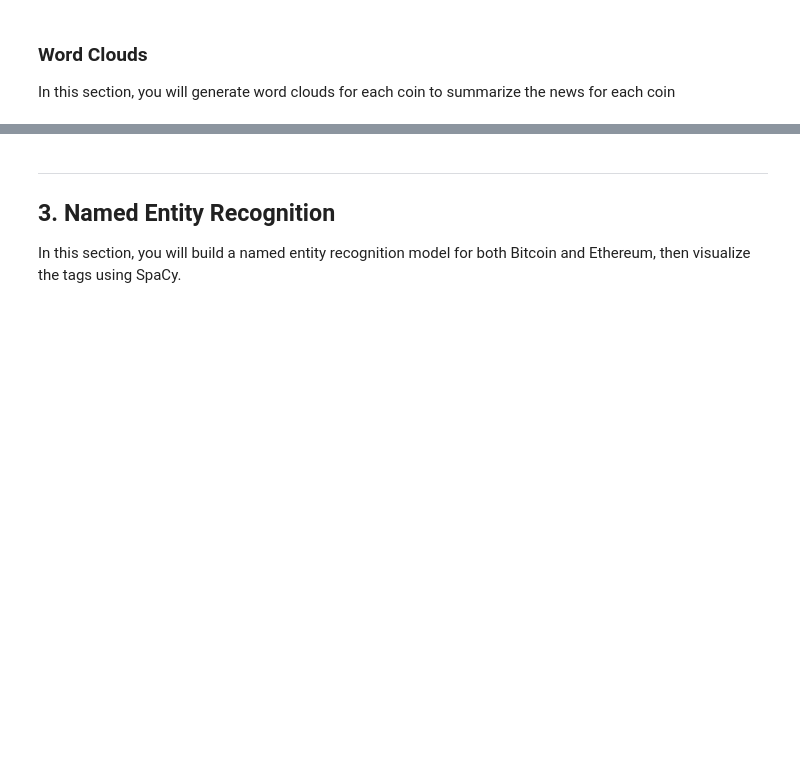
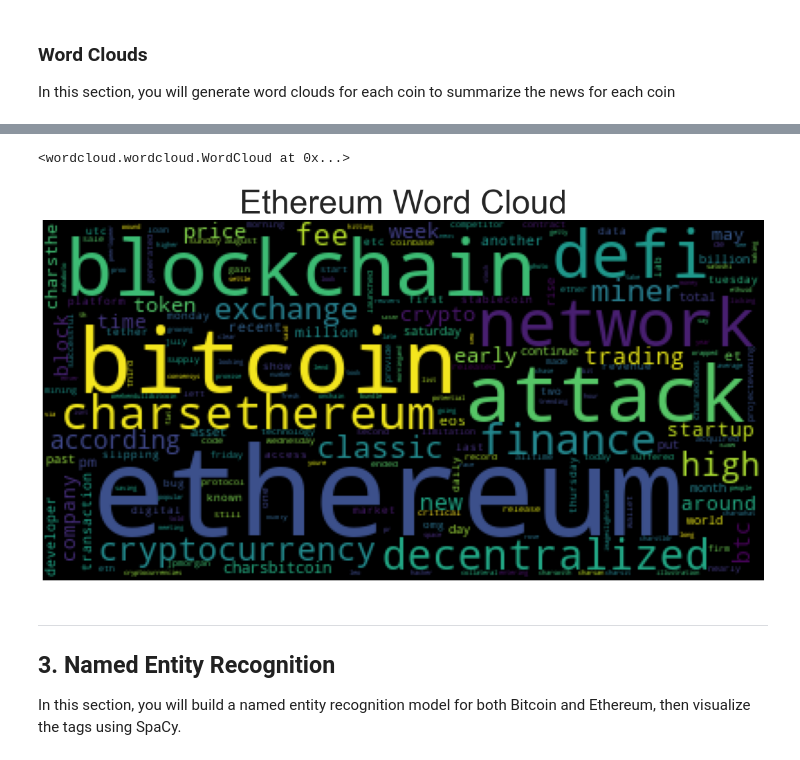
Before and after one commit to zeldi100/NLP_application, a Jupyter notebook: crypto_sentiment.ipynb, the cells around one changed output, grey strips where cells are left out. Saved outputs shown, nothing was run; the diff lists cells and outputs as text; code cells hidden in the pictures; blank space fills up the shorter version.

```diff
--- a/crypto_sentiment.ipynb
+++ b/crypto_sentiment.ipynb
@@ -371,7 +376,14 @@ plt.imshow(wc)
 # %%
 # Generate the Ethereum word cloud
-wc = WordCloud().generate(input_text)
+ethereum_big_string = ' '.join(ethereum_string_tokenized)
+wc = WordCloud(collocations=False).generate(ethereum_big_string)
+plt.title("Ethereum Word Cloud", fontsize = 50)
+plt.axis("off")
 plt.imshow(wc)
+wc.to_file("Images/ethereum_wordcloud.png")
+# %% [output]
+<wordcloud.wordcloud.WordCloud at 0x...>
+[figure, added]
 # %% [markdown]
 ---
 ## 3. Named Entity Recognition
```
Also changed, not shown: parts of 29 cells of this notebook, 2 other files.
